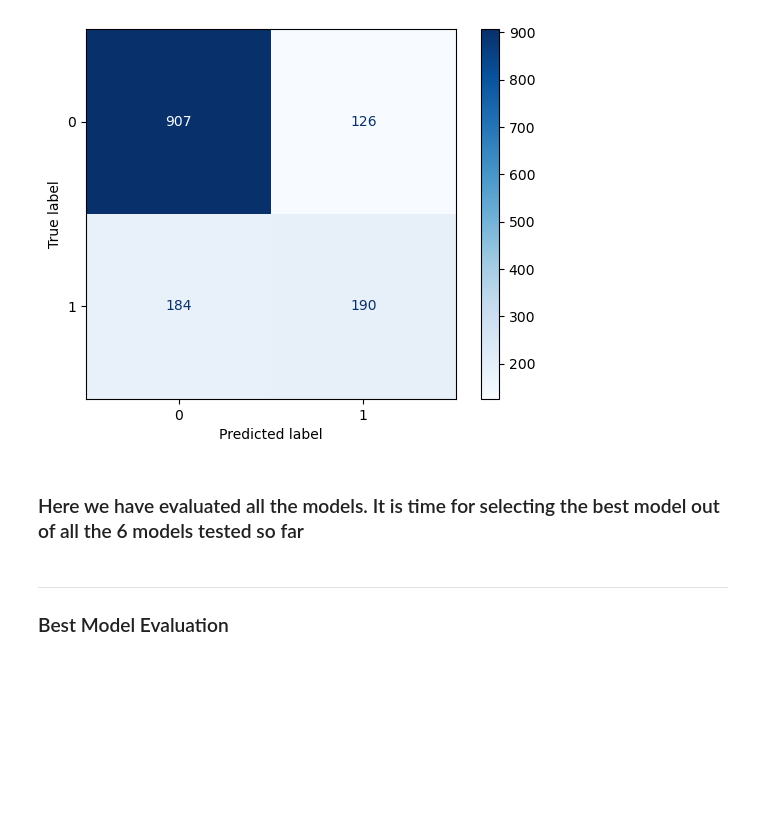
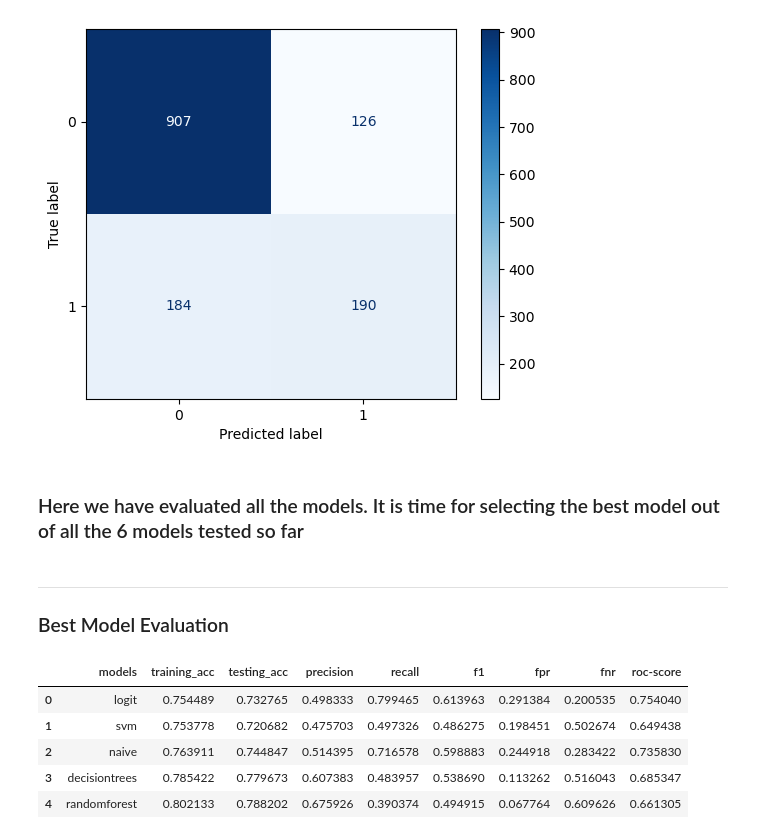
Before and after one commit to suzaladhikari/customer_churn-, a Jupyter notebook: Model Preparation/model.ipynb, the cells around one changed output. Drawn from its saved outputs; the diff is of its cells as text; code cells hidden in the pictures; blank space fills up the shorter version.

Commit message:
made the dataframe out of the values

```diff
--- a/Model Preparation/model.ipynb
+++ b/Model Preparation/model.ipynb
@@ -594,3 +594,24 @@ model_roc = [logit_roc_score, svm_roc_score, naive_roc_score, decision_roc_score
 
 
 models = ['logit', 'svm', 'naive', 'decisiontrees', 'randomforest', 'xgb']
+# %%
+model_performance = pd.DataFrame({
+    'models':models,
+    'training_acc':model_training_accuracy,
+    'testing_acc':model_testing_accuracy,
+    'precision':model_precision,
+    'recall':model_recall,
+    'f1':model_f1,
+    'fpr':model_fpr,
+    'fnr':model_fnr,
+    'roc-score':model_roc
+})
+
+model_performance.head(5)
+# %% [output]
+|  | models | training_acc | testing_acc | precision | recall | f1 | fpr | fnr | roc-score |
+| 0 | logit | 0.754489 | 0.732765 | 0.498333 | 0.799465 | 0.613963 | 0.291384 | 0.200535 | 0.754040 |
+| 1 | svm | 0.753778 | 0.720682 | 0.475703 | 0.497326 | 0.486275 | 0.198451 | 0.502674 | 0.649438 |
+| 2 | naive | 0.763911 | 0.744847 | 0.514395 | 0.716578 | 0.598883 | 0.244918 | 0.283422 | 0.735830 |
+| 3 | decisiontrees | 0.785422 | 0.779673 | 0.607383 | 0.483957 | 0.538690 | 0.113262 | 0.516043 | 0.685347 |
+| 4 | randomforest | 0.802133 | 0.788202 | 0.675926 | 0.390374 | 0.494915 | 0.067764 | 0.609626 | 0.661305 |
```
